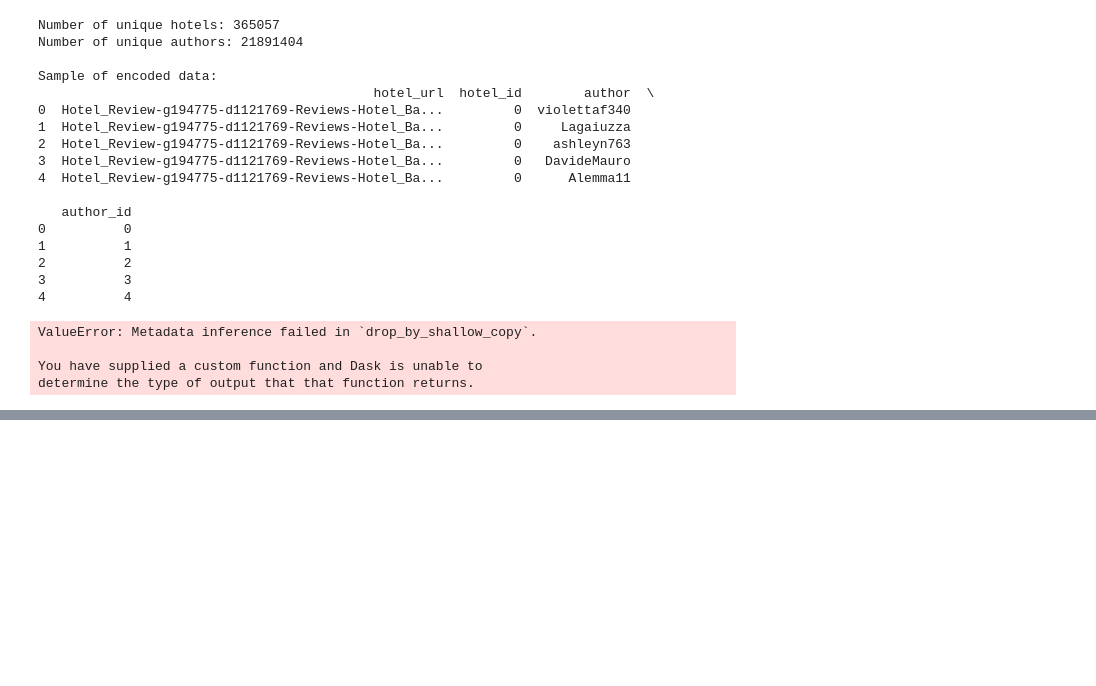
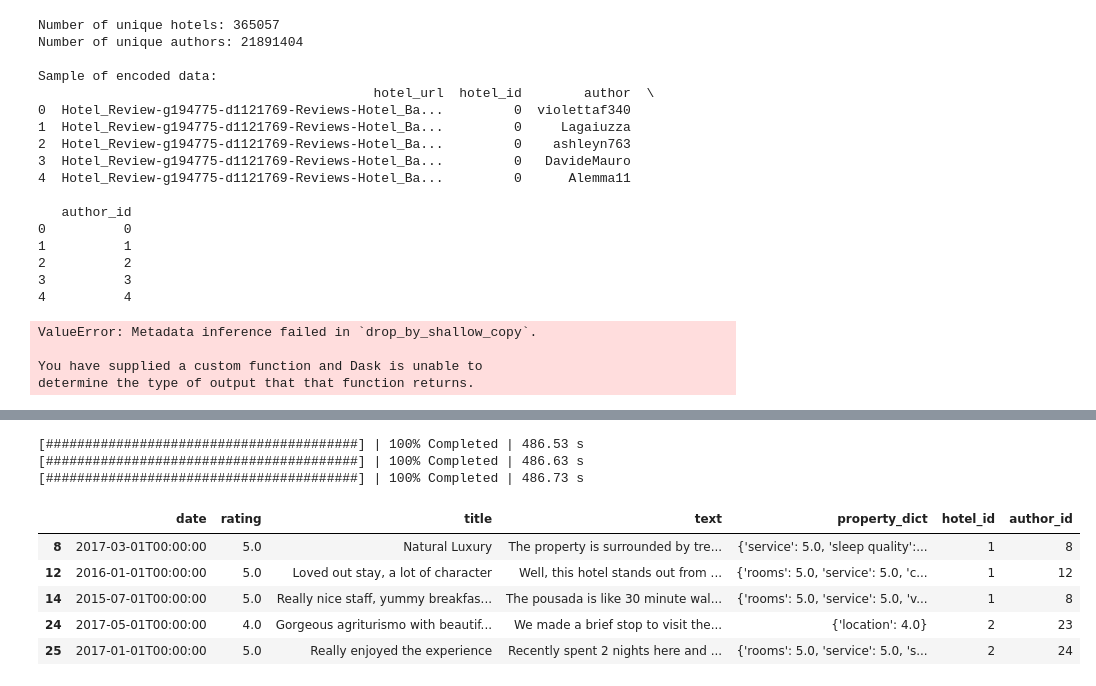
Before and after one commit to dst2609/SmartStay, a Jupyter notebook: src/SmartStay.ipynb, the cells around one changed output, grey strips where cells are left out. Drawn from its saved outputs; the diff is of its cells as text; code cells hidden in the pictures; blank space fills up the shorter version.

```diff
--- a/src/SmartStay.ipynb
+++ b/src/SmartStay.ipynb
@@ -243,0 +227,12 @@ print("done")
+# %%
+df_frequent.head()
+# %% [output]
+[########################################] | 100% Completed | 486.53 s
+[########################################] | 100% Completed | 486.63 s
+[########################################] | 100% Completed | 486.73 s
+|  | date | rating | title | text | property_dict | hotel_id | author_id |
+| 8 | 2017-03-01T00:00:00 | 5.0 | Natural Luxury | The property is surrounded by tre... | {'service': 5.0, 'sleep quality':... | 1 | 8 |
+| 12 | 2016-01-01T00:00:00 | 5.0 | Loved out stay, a lot of character | Well, this hotel stands out from ... | {'rooms': 5.0, 'service': 5.0, 'c... | 1 | 12 |
+| 14 | 2015-07-01T00:00:00 | 5.0 | Really nice staff, yummy breakfas... | The pousada is like 30 minute wal... | {'rooms': 5.0, 'service': 5.0, 'v... | 1 | 8 |
+| 24 | 2017-05-01T00:00:00 | 4.0 | Gorgeous agriturismo with beautif... | We made a brief stop to visit the... | {'location': 4.0} | 2 | 23 |
+| 25 | 2017-01-01T00:00:00 | 5.0 | Really enjoyed the experience | Recently spent 2 nights here and ... | {'rooms': 5.0, 'service': 5.0, 's... | 2 | 24 |
```
Also changed, not shown: parts of 7 cells of this notebook.
